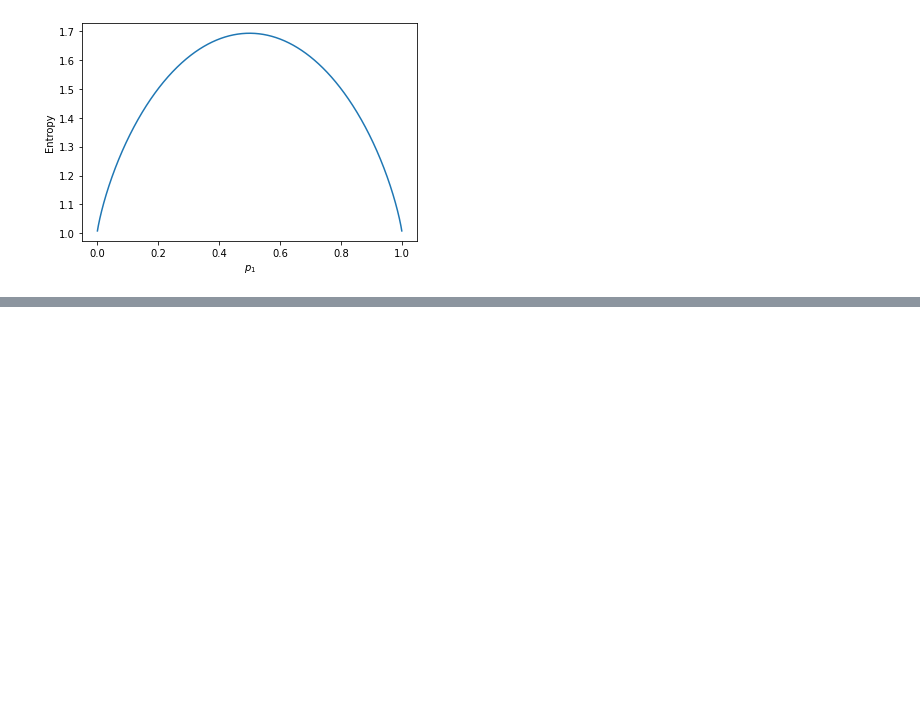
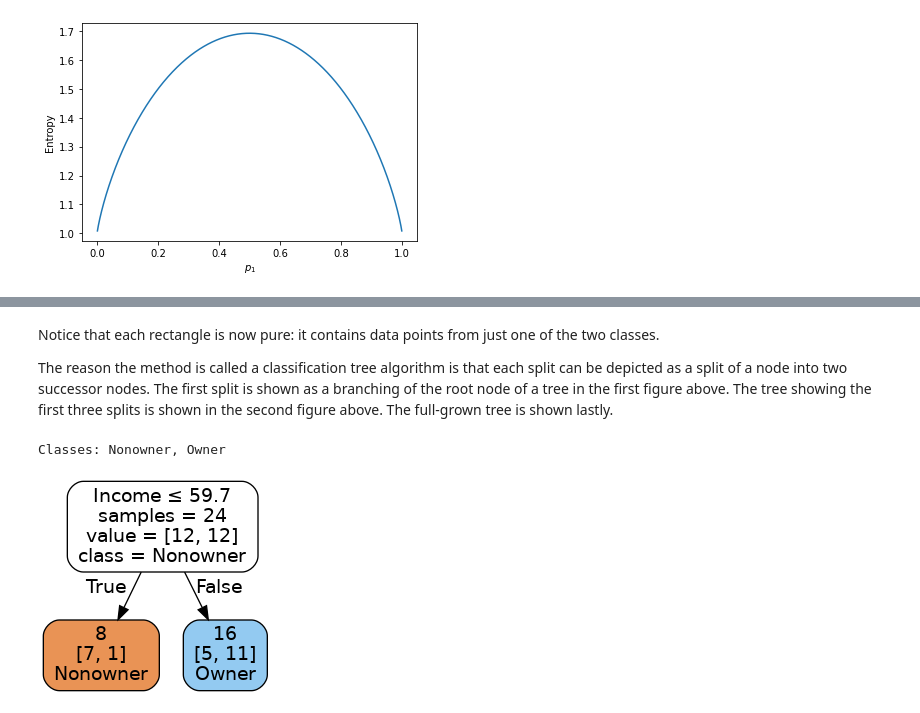
Before and after one commit to jeantardelli/data-mining-for-business-analytics, a Jupyter notebook: analysis/classification-and-regression-trees.ipynb, the cells around one changed output, grey strips where cells are left out. Drawn from its saved outputs; the diff is of its cells as text; code cells hidden in the pictures; blank space fills up the shorter version.

Commit message:
Classification and Regression Trees - Pt. III

```diff
--- a/analysis/classification-and-regression-trees.ipynb
+++ b/analysis/classification-and-regression-trees.ipynb
@@ -180,0 +266,17 @@ plt.show()
+# %% [markdown]
+Notice that each rectangle is now pure: it contains data points from just one of the two classes.
+
+The reason the method is called a classification tree algorithm is that each split can be depicted as a split of a node into two successor nodes. The first split is shown as a branching of the root node of a tree in the first figure above. The tree showing the first three splits is shown in the second figure above. The full-grown tree is shown lastly.
+# %%
+mower_df = pd.read_csv("../datasets/RidingMowers.csv")
+
+# use max_depth to control tree size (None = full tree)
+class_tree = DecisionTreeClassifier(random_state=0, max_depth=1)
+class_tree.fit(mower_df.drop(columns=["Ownership"]), mower_df["Ownership"])
+
+print("Classes: {}".format(", ".join(class_tree.classes_)))
+plot_decision_tree(class_tree, feature_names=mower_df.columns[:2],
+                   class_names=class_tree.classes_)
+# %% [output]
+Classes: Nonowner, Owner
+[figure, added]
```
Also changed, not shown: parts of 19 cells of this notebook.
